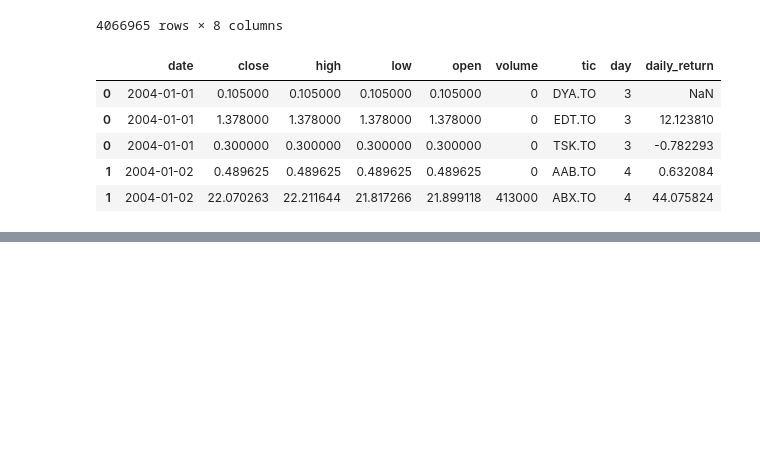
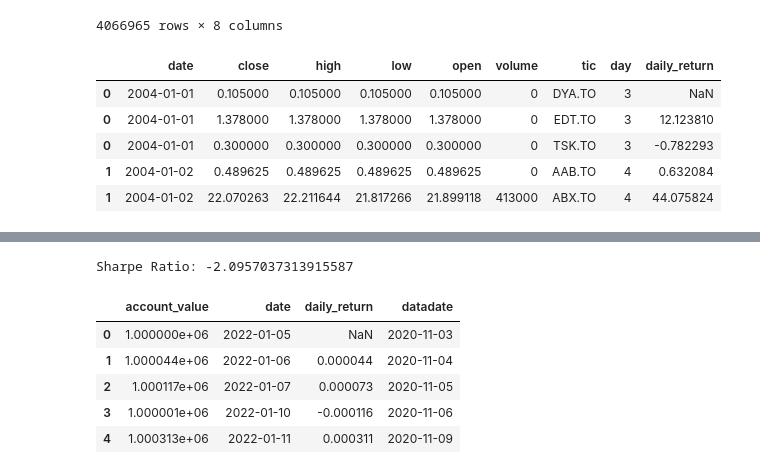
Before and after one commit to LCM-W25-3035/PortfolioAllocationRL, a Jupyter notebook: src/Model_building_DDPG.ipynb, the cells around one changed output, grey strips where cells are left out. Saved outputs shown, nothing was run; the diff lists cells and outputs as text; code cells hidden in the pictures; blank space fills up the shorter version.

```diff
--- a/src/Model_building_DDPG.ipynb
+++ b/src/Model_building_DDPG.ipynb
@@ -193,0 +279,28 @@ Stock Dimension: 1631, State Space: 9787
+# %%
+import pandas as pd
+
+df_account_value = pd.DataFrame()
+
+for i in range(rebalance_window + validation_window, len(unique_trade_date) + 1, rebalance_window):
+    temp = pd.read_csv('results/account_value_trade_{}_{}.csv'.format('ensemble', i))
+
+    # Fix: Use pd.concat() instead of .append()
+    df_account_value = pd.concat([df_account_value, temp], ignore_index=True)
+
+# Compute Sharpe Ratio
+sharpe = (252 ** 0.5) * df_account_value.account_value.pct_change(1).mean() / df_account_value.account_value.pct_change(1).std()
+print('Sharpe Ratio:', sharpe)
+
+# Fix any potential DataFrame joining issues
+df_account_value = df_account_value.merge(df_trade_date[validation_window:].reset_index(drop=True), left_index=True, right_index=True, how='left')
+# %% [output]
+Sharpe Ratio: -2.0957037313915587
+# %%
+df_account_value.head()
+# %% [output]
+|  | account_value | date | daily_return | datadate |
+| 0 | 1.000000e+06 | 2022-01-05 | NaN | 2020-11-03 |
+| 1 | 1.000044e+06 | 2022-01-06 | 0.000044 | 2020-11-04 |
+| 2 | 1.000117e+06 | 2022-01-07 | 0.000073 | 2020-11-05 |
+| 3 | 1.000001e+06 | 2022-01-10 | -0.000116 | 2020-11-06 |
+| 4 | 1.000313e+06 | 2022-01-11 | 0.000311 | 2020-11-09 |
```
Also changed, not shown: parts of 14 cells of this notebook.
